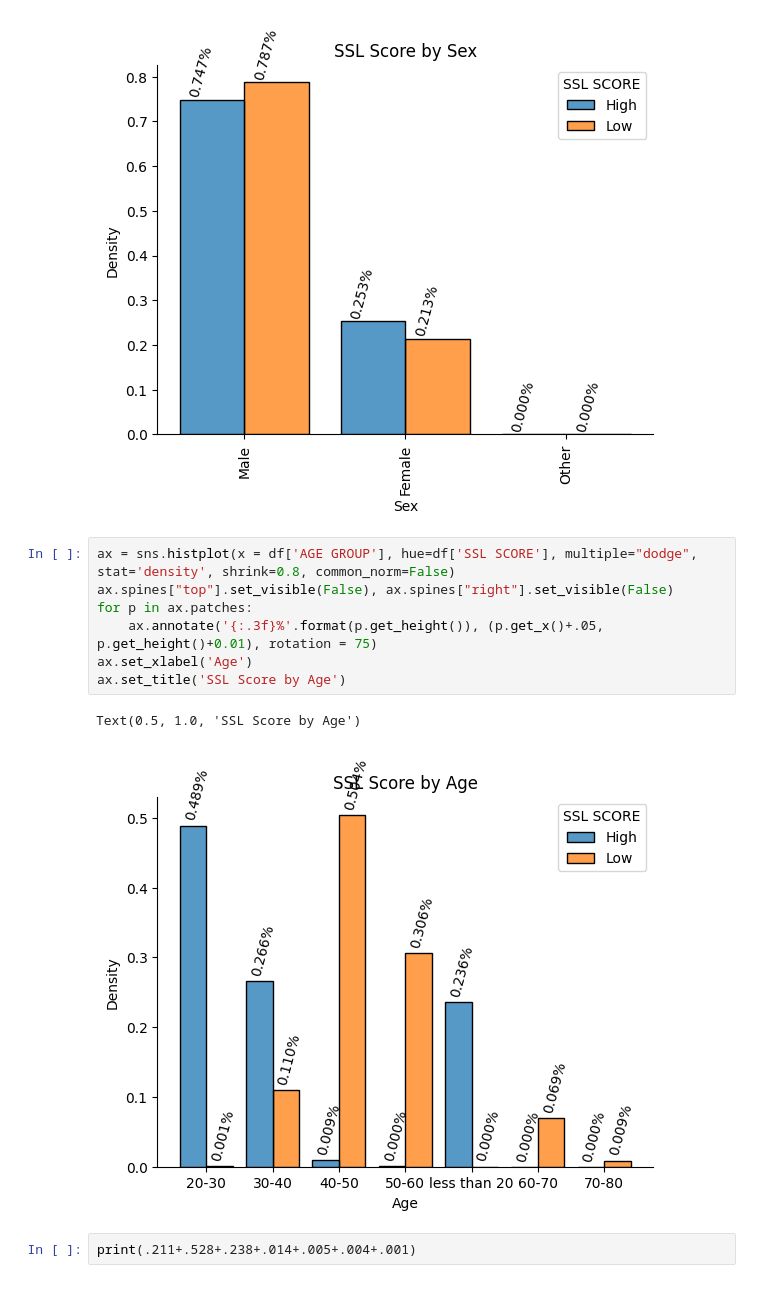
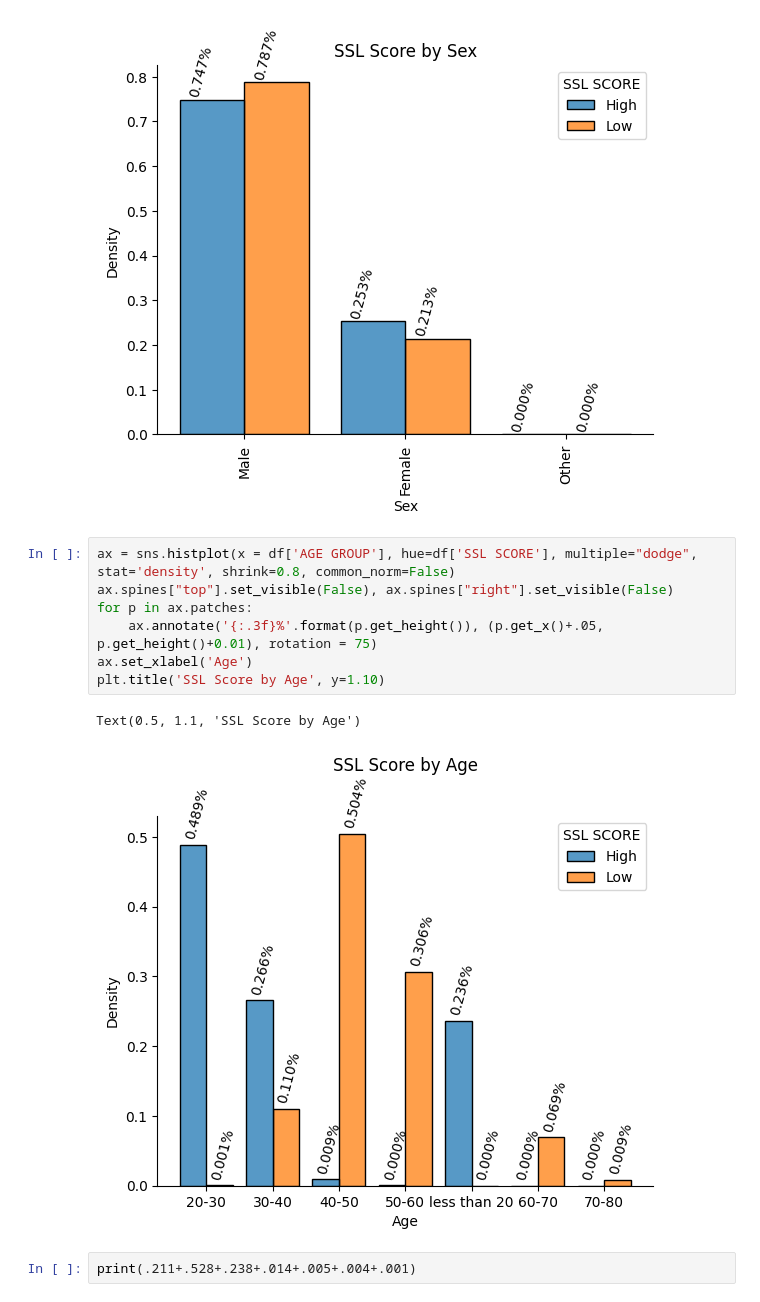
Before and after one commit to avasdowney/predictive_policing_thesis, a Jupyter notebook: exploratory.ipynb, the cells around one changed output. Saved outputs shown, nothing was run; the diff lists cells and outputs as text.

```diff
--- a/exploratory.ipynb
+++ b/exploratory.ipynb
@@ -109,13 +105,13 @@ ax.set_xticklabels(['Male', 'Female', 'Other'], rotation = 90)
 # %%
 ax = sns.histplot(x = df['AGE GROUP'], hue=df['SSL SCORE'], multiple="dodge", stat='density', shrink=0.8, common_norm=False)
 ax.spines["top"].set_visible(False), ax.spines["right"].set_visible(False)
 for p in ax.patches:
     ax.annotate('{:.3f}%'.format(p.get_height()), (p.get_x()+.05, p.get_height()+0.01), rotation = 75)
 ax.set_xlabel('Age')
-ax.set_title('SSL Score by Age')
+plt.title('SSL Score by Age', y=1.10)
 # %% [output]
-Text(0.5, 1.0, 'SSL Score by Age')
+Text(0.5, 1.1, 'SSL Score by Age')
-[figure, old version]
+[figure, new version]
 # %%
 print(.211+.528+.238+.014+.005+.004+.001)
 # %% [output]
```
Also changed, not shown: parts of 1 cell of this notebook, 2 other files.
